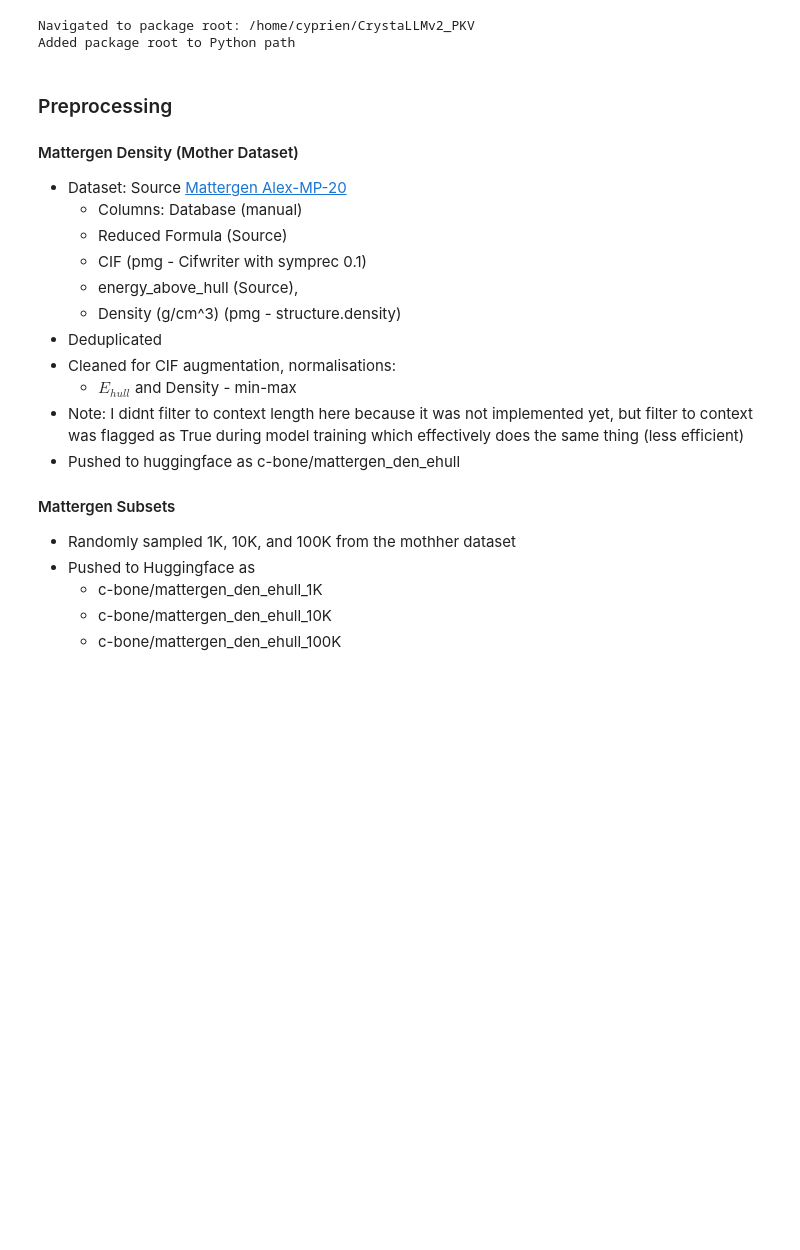
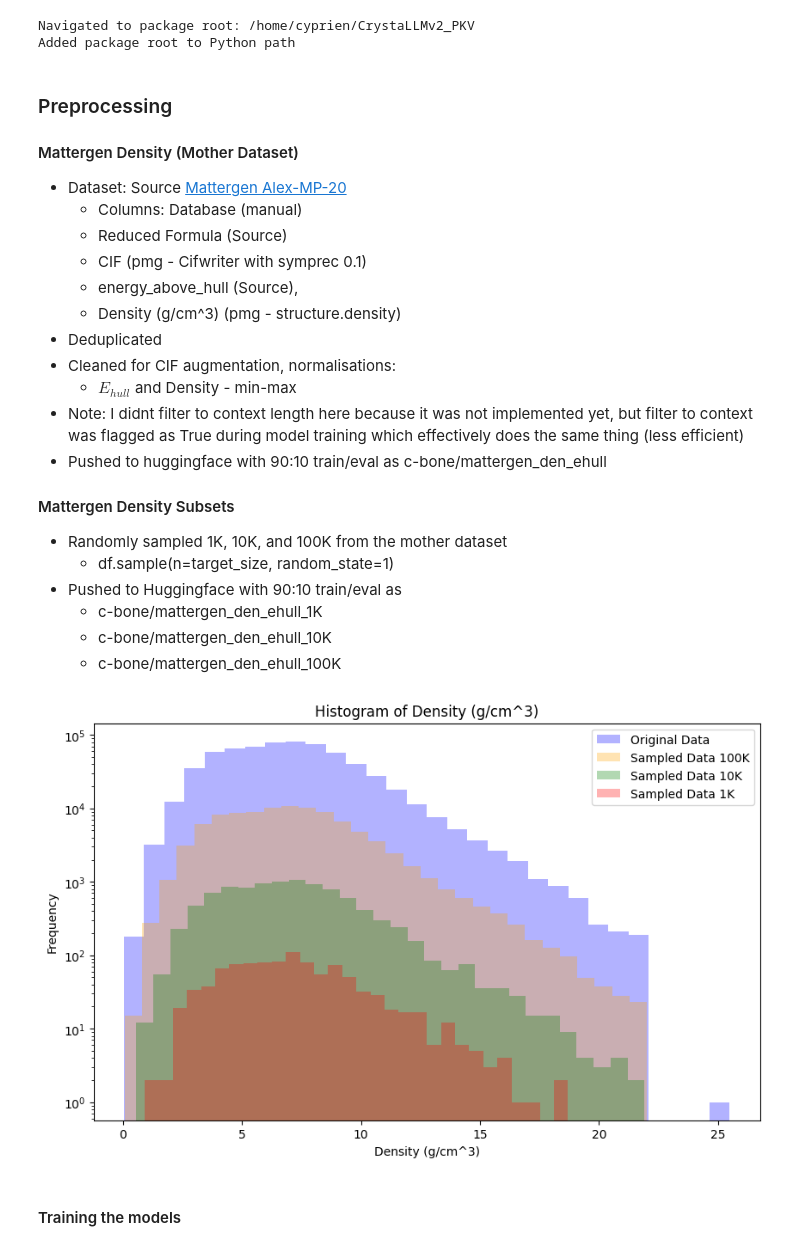
Before and after one commit to C-Bone-UCL/CrystaLLM-pi, a Jupyter notebook: notebooks/B2_Dataset_size_study.ipynb, the cells around one changed output. Cells and saved outputs as stored; diff of their text form; code cells hidden in the pictures; blank space fills up the shorter version.

```diff
--- a/notebooks/B2_Dataset_size_study.ipynb
+++ b/notebooks/B2_Dataset_size_study.ipynb
@@ -17,11 +17,45 @@ Added package root to Python path
 - Cleaned for CIF augmentation, normalisations:
   - $E_{hull}$ and Density - min-max
 - Note: I didnt filter to context length here because it was not implemented yet, but filter to context was flagged as True during model training which effectively does the same thing (less efficient)
-- Pushed to huggingface as c-bone/mattergen_den_ehull
+- Pushed to huggingface with 90:10 train/eval as c-bone/mattergen_den_ehull
 
-#### Mattergen Subsets
-- Randomly sampled 1K, 10K, and 100K from the mothher dataset
-- Pushed to Huggingface as
+#### Mattergen Density Subsets
+- Randomly sampled 1K, 10K, and 100K from the mother dataset
+  - df.sample(n=target_size, random_state=1)
+- Pushed to Huggingface with 90:10 train/eval as
   - c-bone/mattergen_den_ehull_1K
   - c-bone/mattergen_den_ehull_10K
   - c-bone/mattergen_den_ehull_100K
+# %%
+import matplotlib.pyplot as plt
+import pandas as pd
+import __init__
+
+# Density distribution comparison across different dataset sizes
+datasets = {
+    'Original Data': 'HF-databases/mattergen_dev/mattergen_den_ehull_clean.parquet',
+    'Sampled Data 100K': 'HF-databases/mattergen_dev/mattergen_den_ehull_clean_100K.parquet',
+    'Sampled Data 10K': 'HF-databases/mattergen_dev/mattergen_den_ehull_clean_10K.parquet',
+    'Sampled Data 1K': 'HF-databases/mattergen_dev/mattergen_den_ehull_clean_1K.parquet'
+}
+data = {name: pd.read_parquet(path) for name, path in datasets.items()}
+
+density_col = 'Density (g/cm^3)'
+colors = ['blue', 'orange', 'green', 'red']
+labels = list(datasets.keys())
+
+# Plotting histograms
+plt.figure(figsize=(10, 6))
+for i, (label, df) in enumerate(data.items()):
+    plt.hist(df[density_col], bins=30, alpha=0.3, label=label, color=colors[i], density=False)
+
+plt.legend()
+plt.yscale('log')
+plt.xlabel('Density (g/cm^3)')
+plt.ylabel('Frequency')
+plt.title('Histogram of Density (g/cm^3)')
+plt.show()
+# %% [output]
+[figure, added]
+# %% [markdown]
+#### Training the models
```
Also changed, not shown: parts of 8 cells of this notebook, 48 other files.
